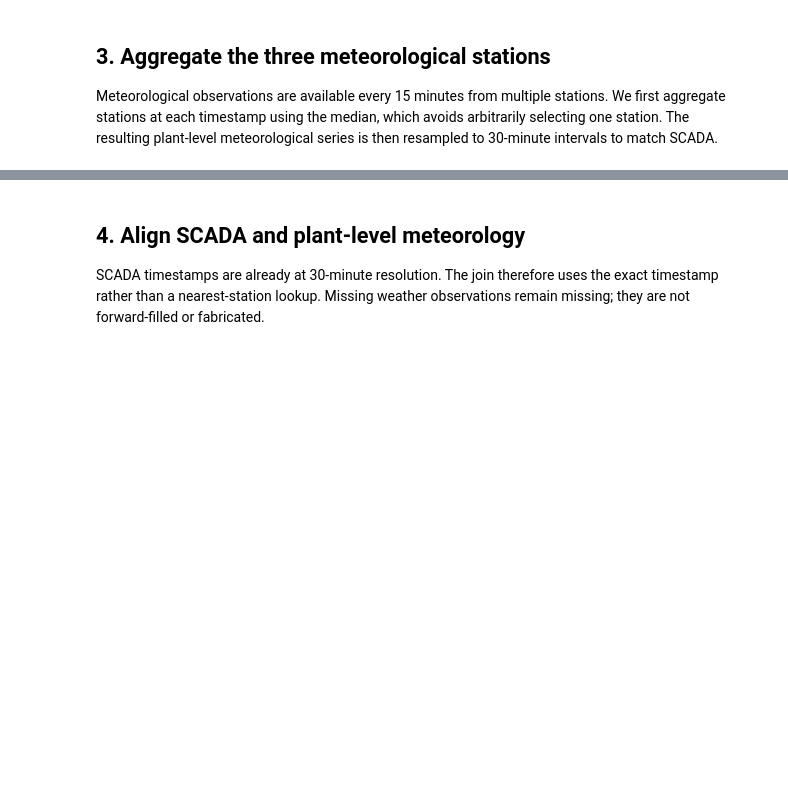
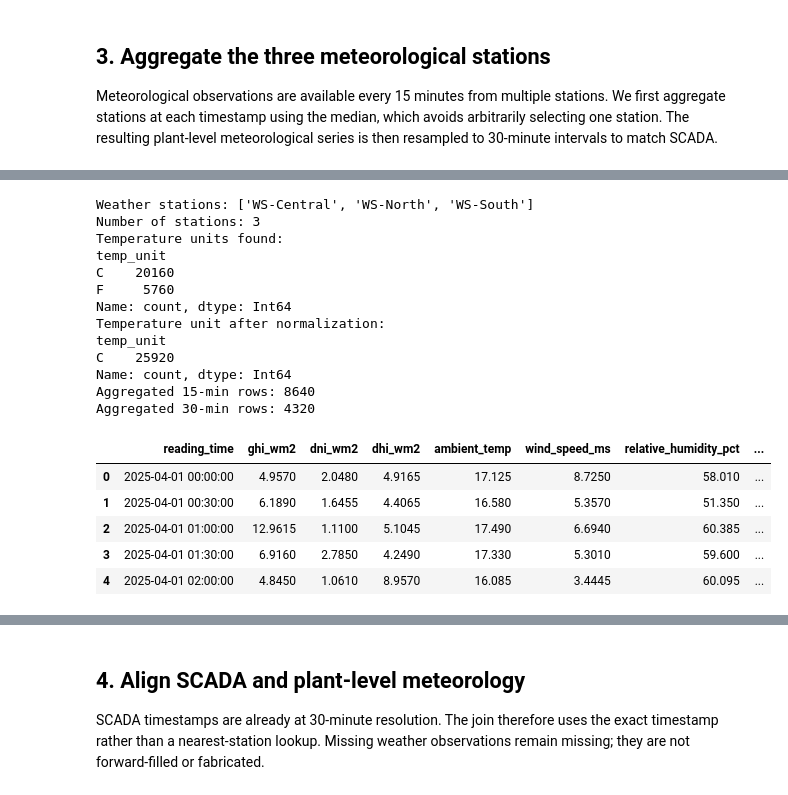
Before and after one commit to rifqironanda/fault_detection_solar_operation_monitoring, a Jupyter notebook: notebook/data.ipynb, the cells around one changed output, grey strips where cells are left out. Cells and saved outputs as stored; diff of their text form; code cells hidden in the pictures; blank space fills up the shorter version.

```diff
--- a/notebook/data.ipynb
+++ b/notebook/data.ipynb
@@ -141,10 +183,57 @@ weather_numeric = [
 ]
 
 # Normalize obvious unit representation before aggregation.
-meteo["temp_unit"] = meteo["temp_unit"].astype(str).str.upper().str.strip()
-if not meteo["temp_unit"].dropna().isin(["C", "CELSIUS"]).all():
-    raise ValueError("Meteorological temperature contains unsupported units. Convert to Celsius first.")
+# Normalize temperature unit representation
+meteo["temp_unit"] = (
+    meteo["temp_unit"]
+    .astype("string")
+    .str.strip()
+    .str.upper()
+    .str.replace("°", "", regex=False)
+    .str.replace(" ", "", regex=False)
+)
 
+print("Temperature units found:")
+print(meteo["temp_unit"].value_counts(dropna=False))
+
+# Preserve original temperature before conversion
+meteo["ambient_temp_source"] = meteo["ambient_temp"]
+
+# Convert Fahrenheit to Celsius
+fahrenheit_mask = meteo["temp_unit"].isin(["F", "FAHRENHEIT", "DEGF"])
+
+meteo.loc[fahrenheit_mask, "ambient_temp"] = (
+    meteo.loc[fahrenheit_mask, "ambient_temp"] - 32
+) * 5 / 9
+
+# Celsius units require no conversion
+celsius_mask = meteo["temp_unit"].isin(["C", "CELSIUS", "DEGC"])
+
+# Check unsupported units
+unsupported_mask = (
+    meteo["temp_unit"].notna()
+    & ~meteo["temp_unit"].isin(
+        ["C", "CELSIUS", "DEGC", "F", "FAHRENHEIT", "DEGF"]
+    )
+)
+
+unsupported_units = meteo.loc[
+    unsupported_mask, "temp_unit"
+].unique()
+
+if len(unsupported_units) > 0:
+    raise ValueError(
+        f"Unsupported meteorological temperature units: {unsupported_units.tolist()}"
+    )
+
+# Standardize the unit after conversion
+meteo.loc[
+    celsius_mask | fahrenheit_mask,
+    "temp_unit"
+] = "C"
+
+print("Temperature unit after normalization:")
+print(meteo["temp_unit"].value_counts(dropna=False))
 meteo_plant_15m = (
     meteo.groupby("reading_time", as_index=False)[weather_numeric]
     .median()
@@ -152,30 +241,50 @@ meteo_plant_15m = (
 
 station_count = (
     meteo.groupby("reading_time")["station_id"]
     .nunique()
     .rename("weather_station_count")
 )
 
 meteo_plant_15m = meteo_plant_15m.merge(
     station_count,
     left_on="reading_time",
     right_index=True,
     how="left",
 )
 
 meteo_plant_15m = meteo_plant_15m.set_index("reading_time").sort_index()
 
 # SCADA is 30-minute. Use time-based median for numeric weather variables.
 meteo_plant_30m = meteo_plant_15m[weather_numeric].resample("30min").median()
 
 # Keep station coverage as an audit variable. For each 30-min period, use the maximum
 # observed number of stations contributing to the underlying 15-min records.
 meteo_plant_30m["weather_station_count"] = (
     meteo_plant_15m["weather_station_count"].resample("30min").max()
 )
 
 meteo_plant_30m = meteo_plant_30m.reset_index()
 
 print("Aggregated 15-min rows:", len(meteo_plant_15m))
 print("Aggregated 30-min rows:", len(meteo_plant_30m))
 display(meteo_plant_30m.head())
+# %% [output]
+Weather stations: ['WS-Central', 'WS-North', 'WS-South']
+Number of stations: 3
+Temperature units found:
+temp_unit
+C    20160
+F     5760
+Name: count, dtype: Int64
+Temperature unit after normalization:
+temp_unit
+C    25920
+Name: count, dtype: Int64
+Aggregated 15-min rows: 8640
+Aggregated 30-min rows: 4320
+|  | reading_time | ghi_wm2 | dni_wm2 | dhi_wm2 | ambient_temp | wind_speed_ms | relative_humidity_pct | ... |
+| 0 | 2025-04-01 00:00:00 | 4.9570 | 2.0480 | 4.9165 | 17.125 | 8.7250 | 58.010 | ... |
+| 1 | 2025-04-01 00:30:00 | 6.1890 | 1.6455 | 4.4065 | 16.580 | 5.3570 | 51.350 | ... |
+| 2 | 2025-04-01 01:00:00 | 12.9615 | 1.1100 | 5.1045 | 17.490 | 6.6940 | 60.385 | ... |
+| 3 | 2025-04-01 01:30:00 | 6.9160 | 2.7850 | 4.2490 | 17.330 | 5.3010 | 59.600 | ... |
+| 4 | 2025-04-01 02:00:00 | 4.8450 | 1.0610 | 8.9570 | 16.085 | 3.4445 | 60.095 | ... |
```
Also changed, not shown: parts of 10 cells of this notebook, 2 other files.
